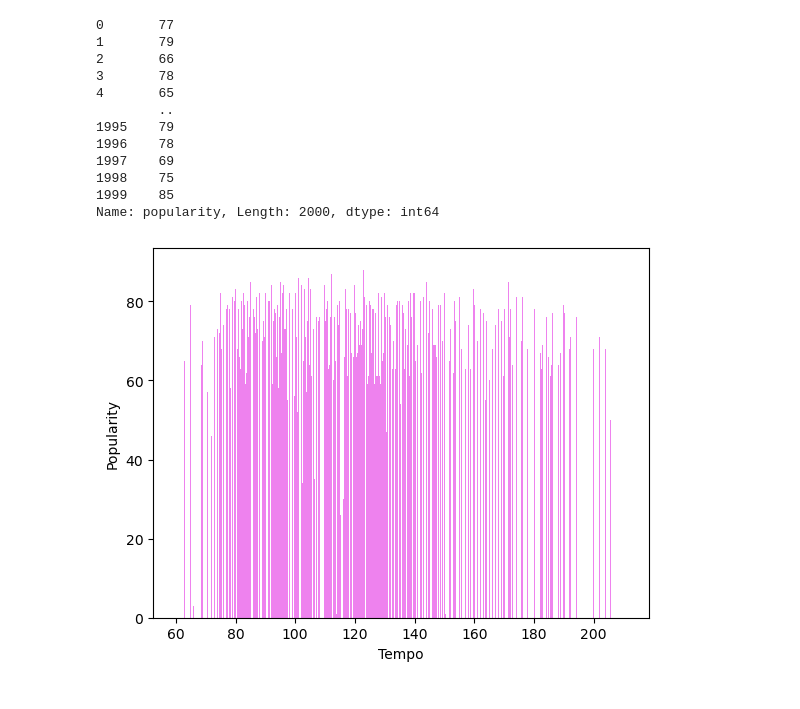
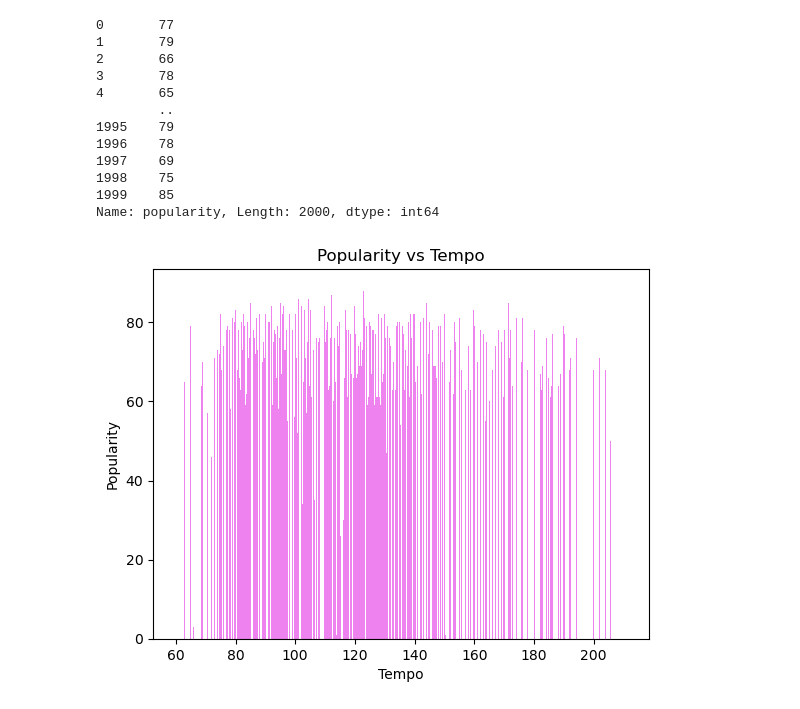
Before and after one commit to CLizardi/top_hits_on_spotify_2010s, a Jupyter notebook: Project1DB.ipynb, the cells around one changed output. Cells and saved outputs as stored; diff of their text form; code cells hidden in the pictures.

```diff
--- a/Project1DB.ipynb
+++ b/Project1DB.ipynb
@@ -137,16 +135,18 @@ Name: popularity, Length: 2000, dtype: int64
 # %%
 # plot the data points as bar graphs with two different colors
 x_axis=possible_chart_1_df["tempo"]
 y_axis=possible_chart_1_df["popularity"]
-plt.bar(x_axis, y_axis, color="blue", width=0.2)
+plt.bar(x_axis, y_axis, color="green", width=0.2)
 plt.bar(x_axis,y_axis, color="violet", width=0.2)
 # set x and y labels
 plt.xlabel("Tempo")
 plt.ylabel("Popularity")
+plt.title("Popularity vs Tempo")
+
 # Bar graph dimensions
-bar_width = 10.00
+bar_width = 15.00
 bar_height = 7.0
 # show the plot
 plt.show()
 # %% [output]
-[figure, old version]
+[figure, new version]
```
Also changed, not shown: parts of 3 cells of this notebook.
